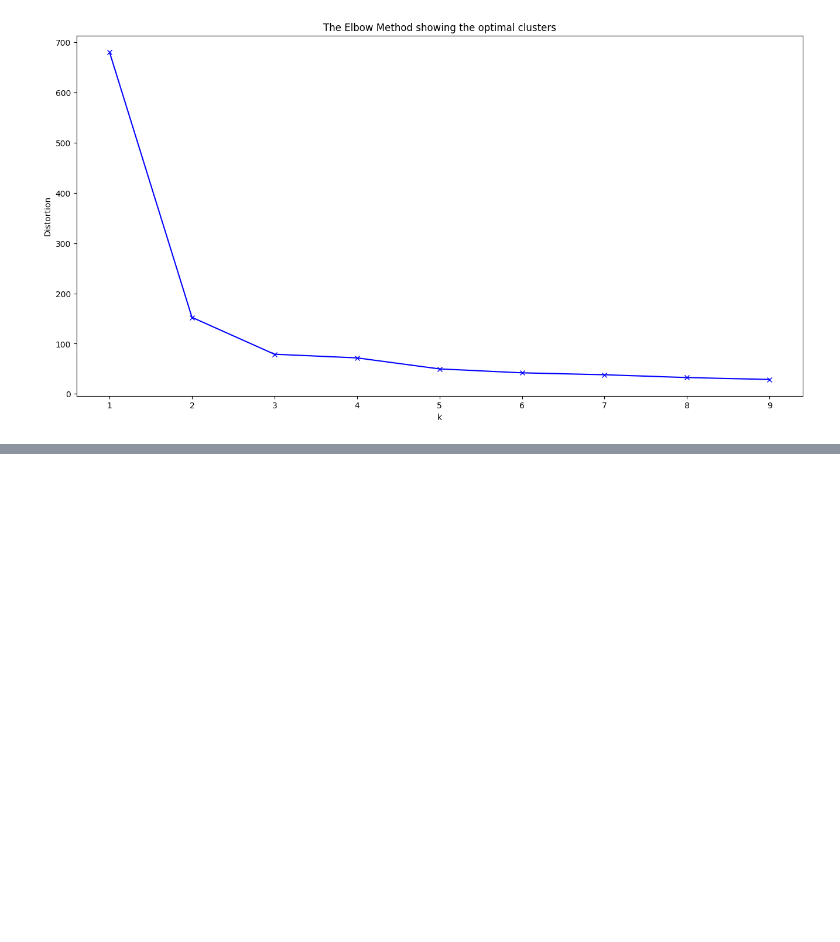
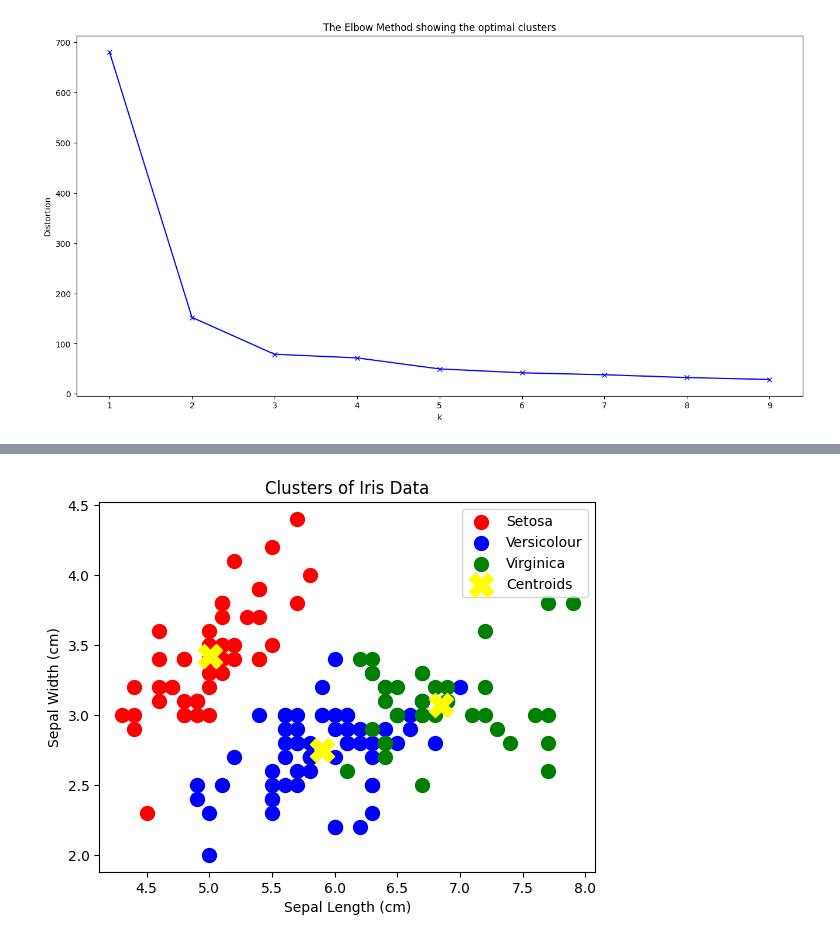
Before and after one commit to Judiciousmurich/kmeans-clustering-iris, a Jupyter notebook: notebooks/kmeans_iris.ipynb, the cells around one changed output, grey strips where cells are left out. Saved outputs shown, nothing was run; the diff lists cells and outputs as text; code cells hidden in the pictures; blank space fills up the shorter version.

Commit message:
feat: add cluster visualization for Iris dataset

```diff
--- a/notebooks/kmeans_iris.ipynb
+++ b/notebooks/kmeans_iris.ipynb
@@ -69,3 +69,9 @@ plt.title('The Elbow Method showing the optimal clusters')
 plt.show()
 # %% [output]
 [figure]
+# %%
+# Define the model
+kmeans_model = KMeans(n_clusters=3, n_init=10, random_state=32932)
+# %%
+# Fit into our dataset
+kmeans_predict = kmeans_model.fit_predict(x)
@@ -71,0 +103,21 @@ plt.show()
+# %%
+# Visualizing the clusters
+plt.scatter(x[kmeans_predict == 0, 0], x[kmeans_predict == 0, 1],
+            s=100, c='red', label='Setosa')
+plt.scatter(x[kmeans_predict == 1, 0], x[kmeans_predict == 1, 1],
+            s=100, c='blue', label='Versicolour')
+plt.scatter(x[kmeans_predict == 2, 0], x[kmeans_predict == 2, 1],
+            s=100, c='green', label='Virginica')
+
+# Plotting the centroids of the clusters
+plt.scatter(kmeans_model.cluster_centers_[:, 0], kmeans_model.cluster_centers_[:, 1],
+            s=300, c='yellow', label='Centroids', marker='X')
+
+# Adding legend and labels
+plt.title("Clusters of Iris Data")
+plt.xlabel("Sepal Length (cm)")
+plt.ylabel("Sepal Width (cm)")
+plt.legend()
+plt.show()
+# %% [output]
+[figure, added]
```
Also changed, not shown: parts of 2 cells of this notebook.
